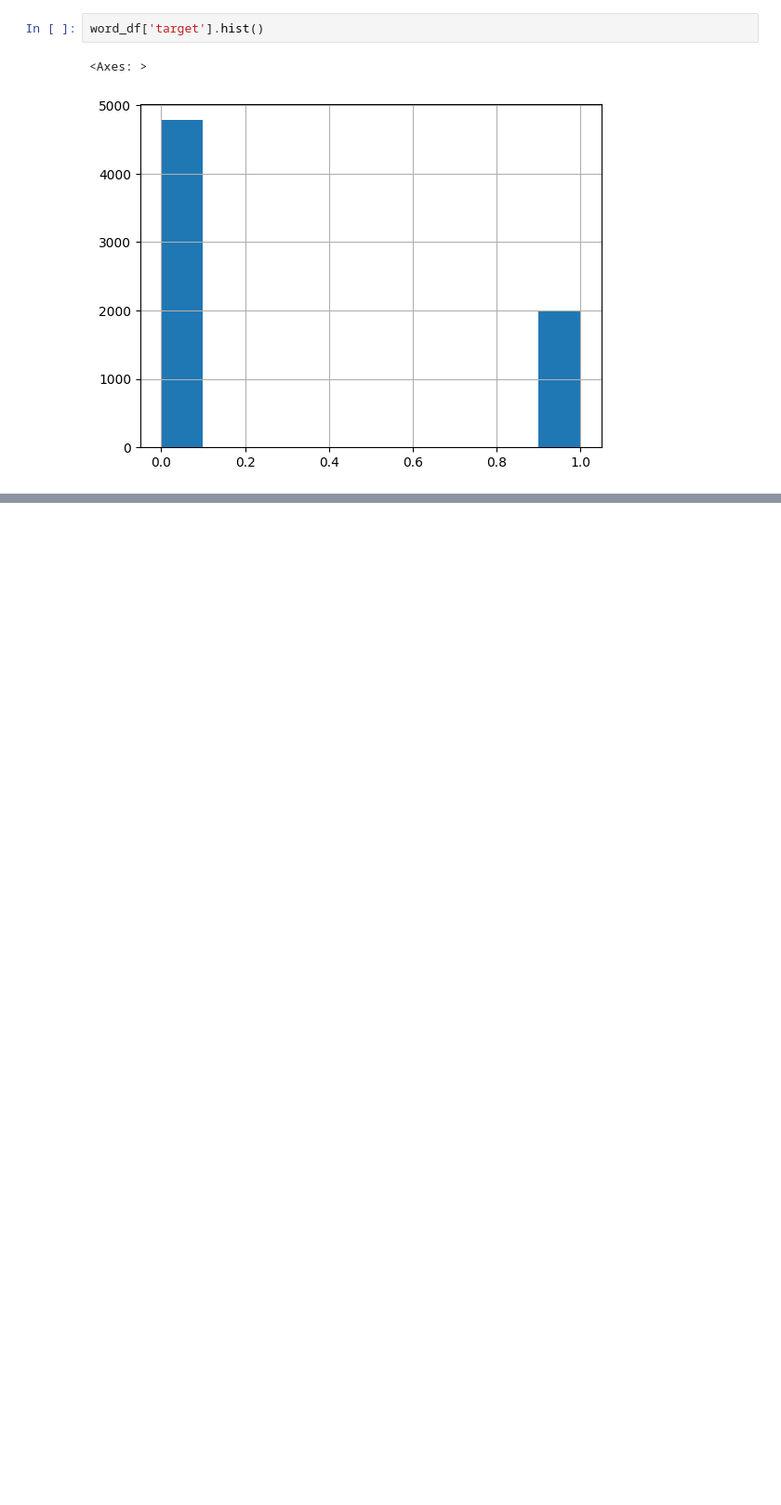
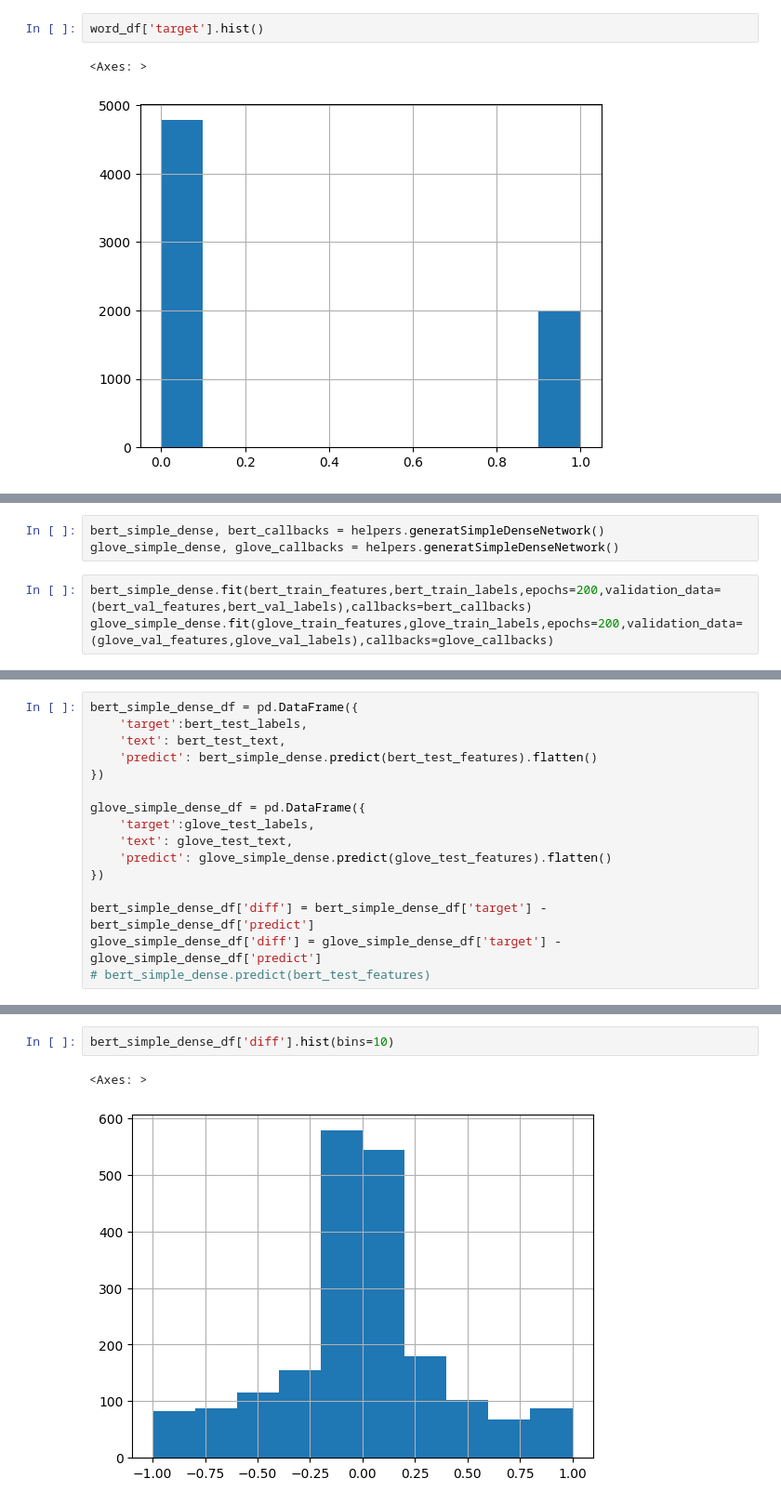
Before and after one commit to lattiric/ML_NN_Proj_01, a Jupyter notebook: final_submission.ipynb, the cells around one changed output, grey strips where cells are left out. Shown at 93% size. Drawn from its saved outputs; the diff is of its cells as text; blank space fills up the shorter version.

```diff
--- a/final_submission.ipynb
+++ b/final_submission.ipynb
@@ -63,0 +127,6 @@ sentence_df['target'].hist()
+# %%
+bert_simple_dense, bert_callbacks = helpers.generatSimpleDenseNetwork()
+glove_simple_dense, glove_callbacks = helpers.generatSimpleDenseNetwork()
+# %%
+bert_simple_dense.fit(bert_train_features,bert_train_labels,epochs=200,validation_data=(bert_val_features,bert_val_labels),callbacks=bert_callbacks)
+glove_simple_dense.fit(glove_train_features,glove_train_labels,epochs=200,validation_data=(glove_val_features,glove_val_labels),callbacks=glove_callbacks)
@@ -63,0 +158,16 @@ sentence_df['target'].hist()
+# %%
+bert_simple_dense_df = pd.DataFrame({
+    'target':bert_test_labels,
+    'text': bert_test_text,
+    'predict': bert_simple_dense.predict(bert_test_features).flatten()
+})
+
+glove_simple_dense_df = pd.DataFrame({
+    'target':glove_test_labels,
+    'text': glove_test_text,
+    'predict': glove_simple_dense.predict(glove_test_features).flatten()
+})
+
+bert_simple_dense_df['diff'] = bert_simple_dense_df['target'] - bert_simple_dense_df['predict']
+glove_simple_dense_df['diff'] = glove_simple_dense_df['target'] - glove_simple_dense_df['predict']
+# bert_simple_dense.predict(bert_test_features)
@@ -63,0 +182,5 @@ sentence_df['target'].hist()
+# %%
+bert_simple_dense_df['diff'].hist(bins=10)
+# %% [output]
+<Axes: >
+[figure, added]
```
Also changed, not shown: parts of 22 cells of this notebook, 2 other files.
